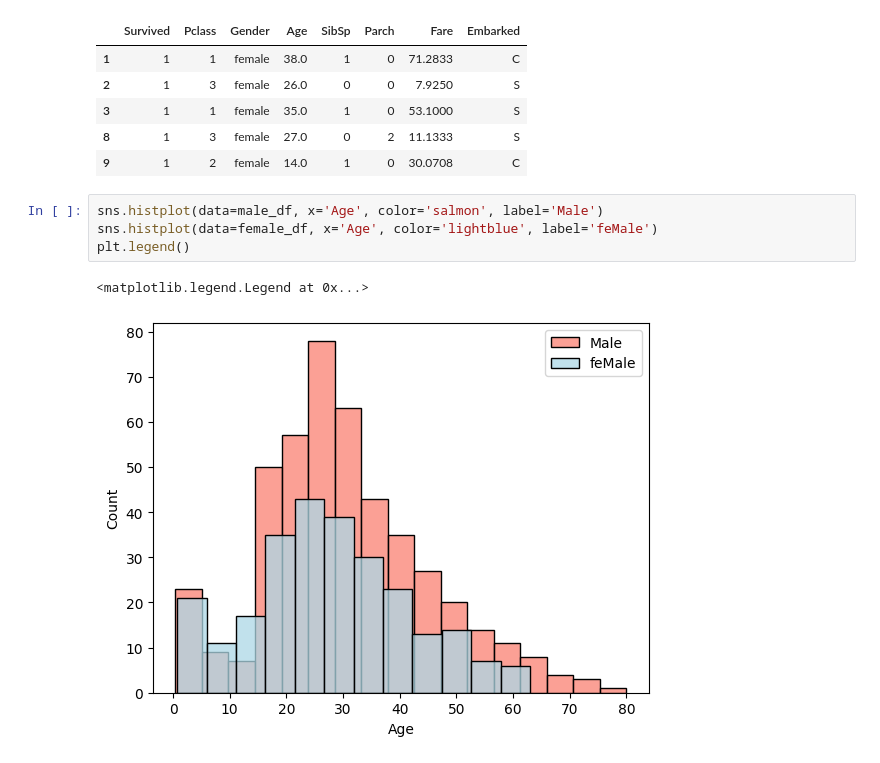
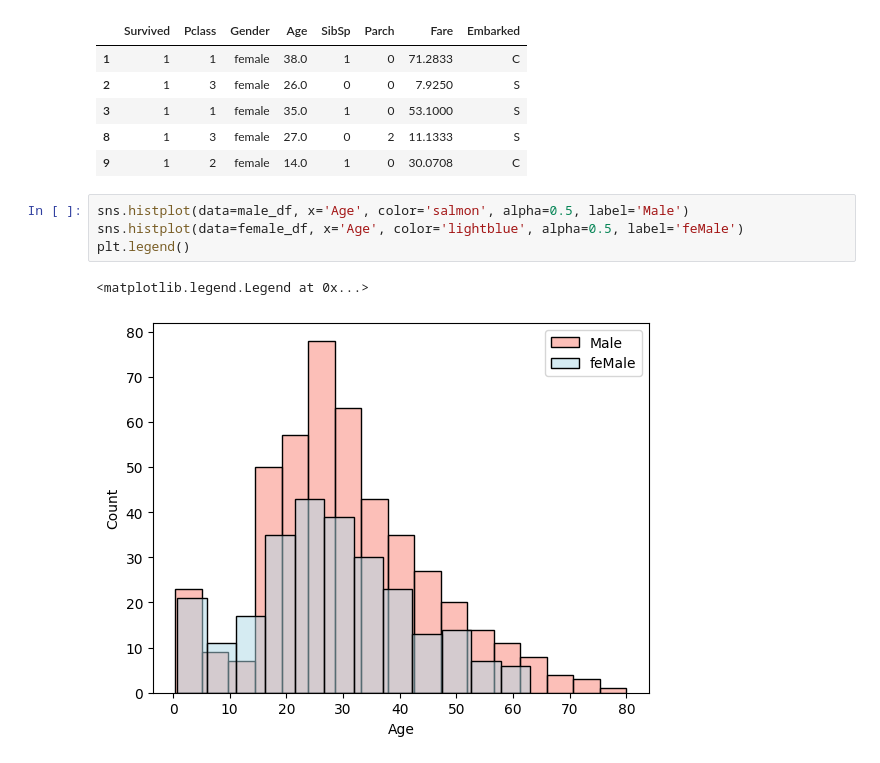
Before and after one commit to sahilDas04/Macchine_Learning, a Jupyter notebook: EDA/EDA_Project_1.ipynb, the cells around one changed output. Cells and saved outputs as stored; diff of their text form.

```diff
--- a/EDA/EDA_Project_1.ipynb
+++ b/EDA/EDA_Project_1.ipynb
@@ -376,9 +376,9 @@ female_df.head()
 | 8 | 1 | 3 | female | 27.0 | 0 | 2 | 11.1333 | S |
 | 9 | 1 | 2 | female | 14.0 | 1 | 0 | 30.0708 | C |
 # %%
-sns.histplot(data=male_df, x='Age', color='salmon', label='Male')
-sns.histplot(data=female_df, x='Age', color='lightblue', label='feMale')
+sns.histplot(data=male_df, x='Age', color='salmon', alpha=0.5, label='Male')
+sns.histplot(data=female_df, x='Age', color='lightblue', alpha=0.5, label='feMale')
 plt.legend()
 # %% [output]
 <matplotlib.legend.Legend at 0x...>
-[figure, old version]
+[figure, new version]
```
